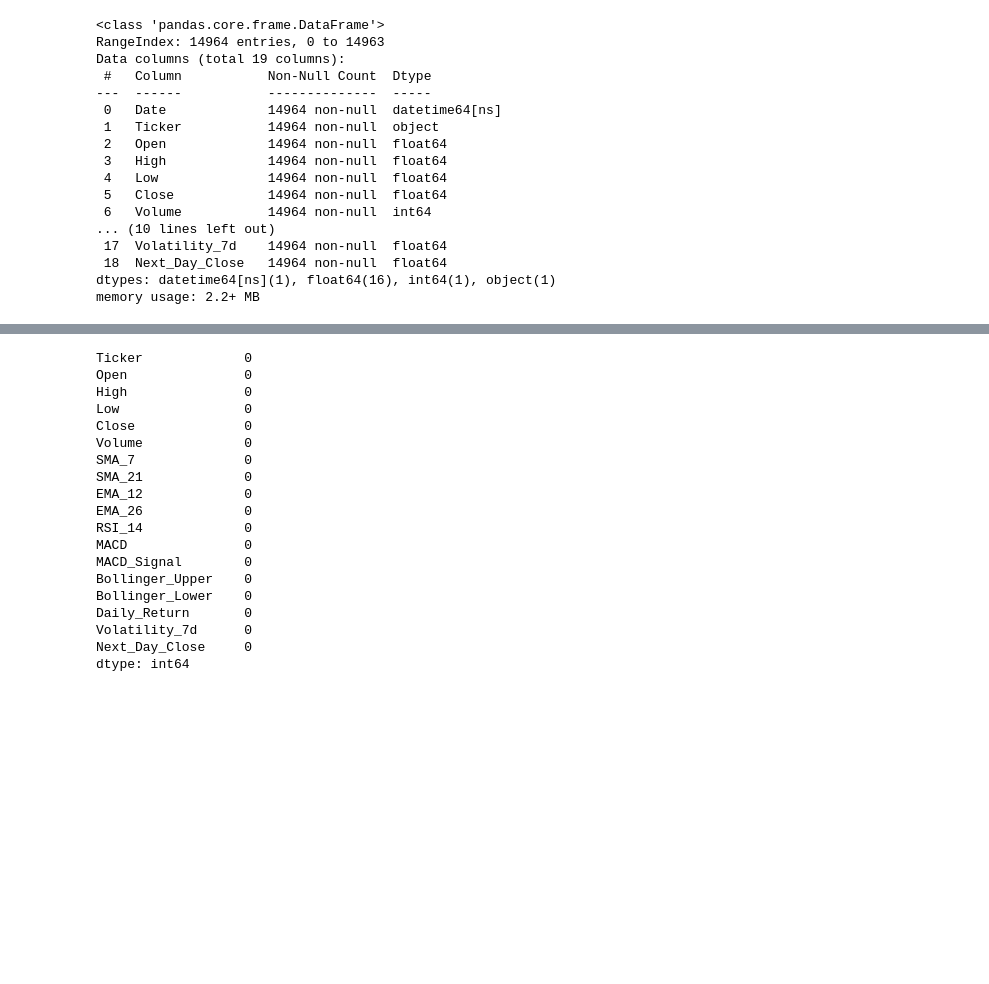
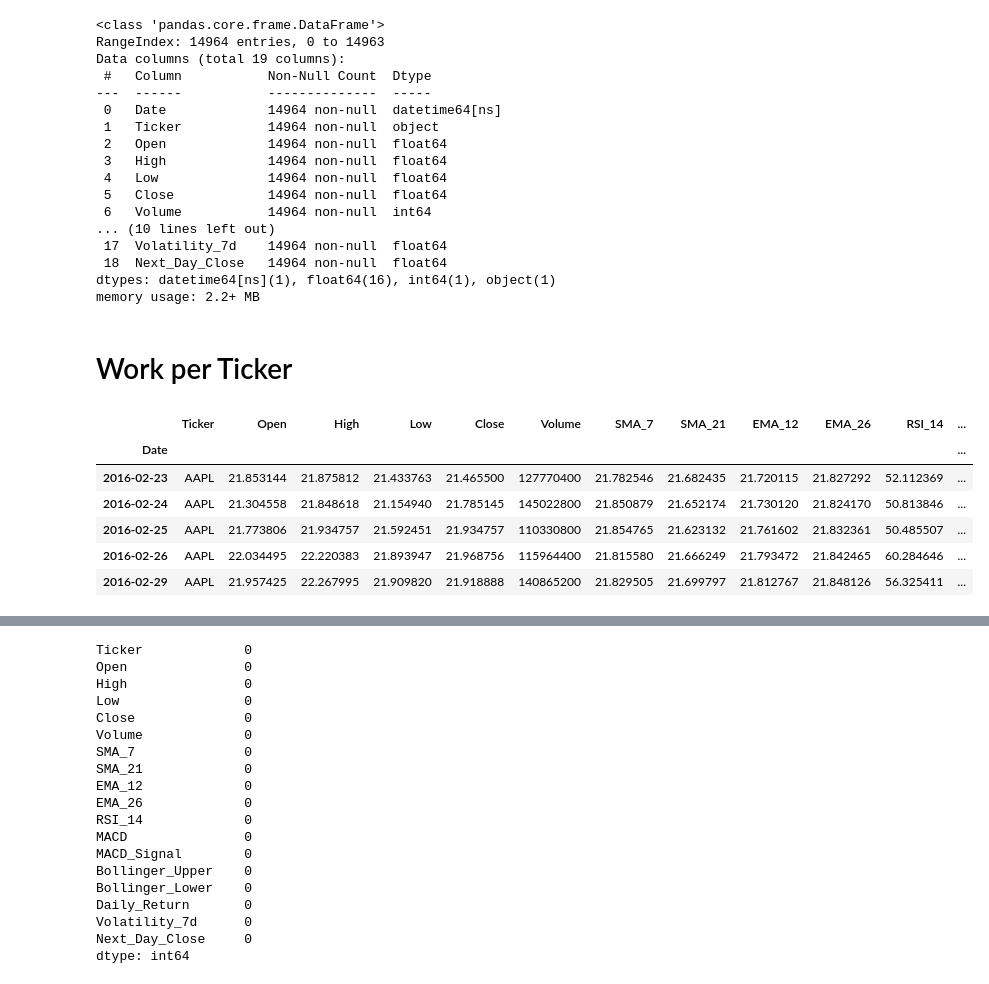
Before and after one commit to Lusingalisa/Time-Series-Analysis-Forecasting, a Jupyter notebook: TS_data_Preprocessing.ipynb, the cells around one changed output, grey strips where cells are left out. Cells and saved outputs as stored; diff of their text form; code cells hidden in the pictures; blank space fills up the shorter version.

```diff
--- a/TS_data_Preprocessing.ipynb
+++ b/TS_data_Preprocessing.ipynb
@@ -62,4 +79,23 @@ Data columns (total 19 columns):
  18  Next_Day_Close   14964 non-null  float64
 dtypes: datetime64[ns](1), float64(16), int64(1), object(1)
 memory usage: 2.2+ MB
+# %% [markdown]
+# Work per Ticker
+# %%
+# Work per Ticker
+# We preprocess each step separately
+tickers = data['Ticker'].unique()
+
+# Example: work with AAPL first
+data_aapl = data[data['Ticker'] == 'AAPL'].copy()
+
+data_aapl.head()
+# %% [output]
+|  | Ticker | Open | High | Low | Close | Volume | SMA_7 | SMA_21 | EMA_12 | EMA_26 | RSI_14 | ... |
+| Date |  |  |  |  |  |  |  |  |  |  |  | ... |
+| 2016-02-23 | AAPL | 21.853144 | 21.875812 | 21.433763 | 21.465500 | 127770400 | 21.782546 | 21.682435 | 21.720115 | 21.827292 | 52.112369 | ... |
+| 2016-02-24 | AAPL | 21.304558 | 21.848618 | 21.154940 | 21.785145 | 145022800 | 21.850879 | 21.652174 | 21.730120 | 21.824170 | 50.813846 | ... |
+| 2016-02-25 | AAPL | 21.773806 | 21.934757 | 21.592451 | 21.934757 | 110330800 | 21.854765 | 21.623132 | 21.761602 | 21.832361 | 50.485507 | ... |
+| 2016-02-26 | AAPL | 22.034495 | 22.220383 | 21.893947 | 21.968756 | 115964400 | 21.815580 | 21.666249 | 21.793472 | 21.842465 | 60.284646 | ... |
+| 2016-02-29 | AAPL | 21.957425 | 22.267995 | 21.909820 | 21.918888 | 140865200 | 21.829505 | 21.699797 | 21.812767 | 21.848126 | 56.325411 | ... |
 # %%
```
Also changed, not shown: parts of 11 cells of this notebook.
